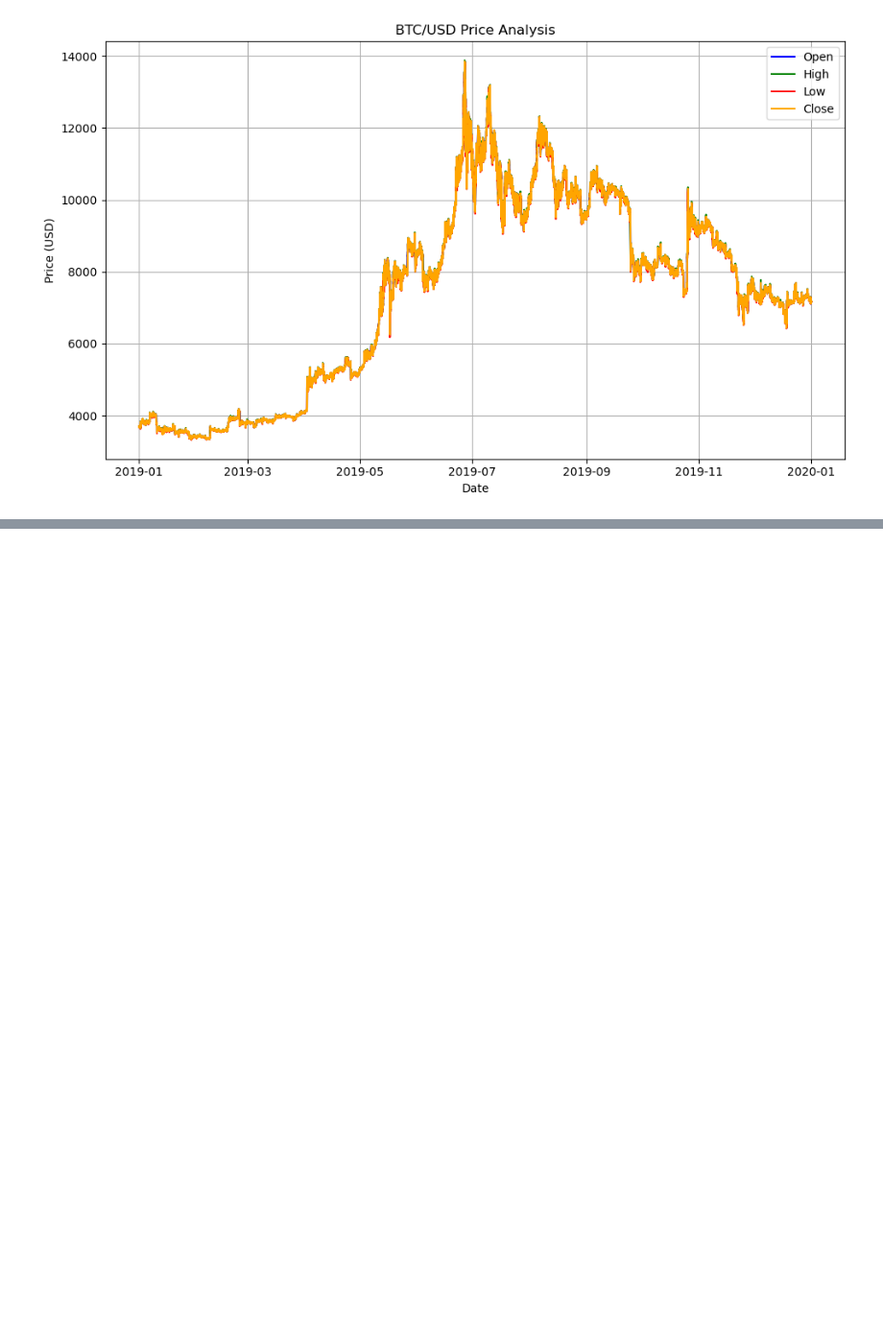
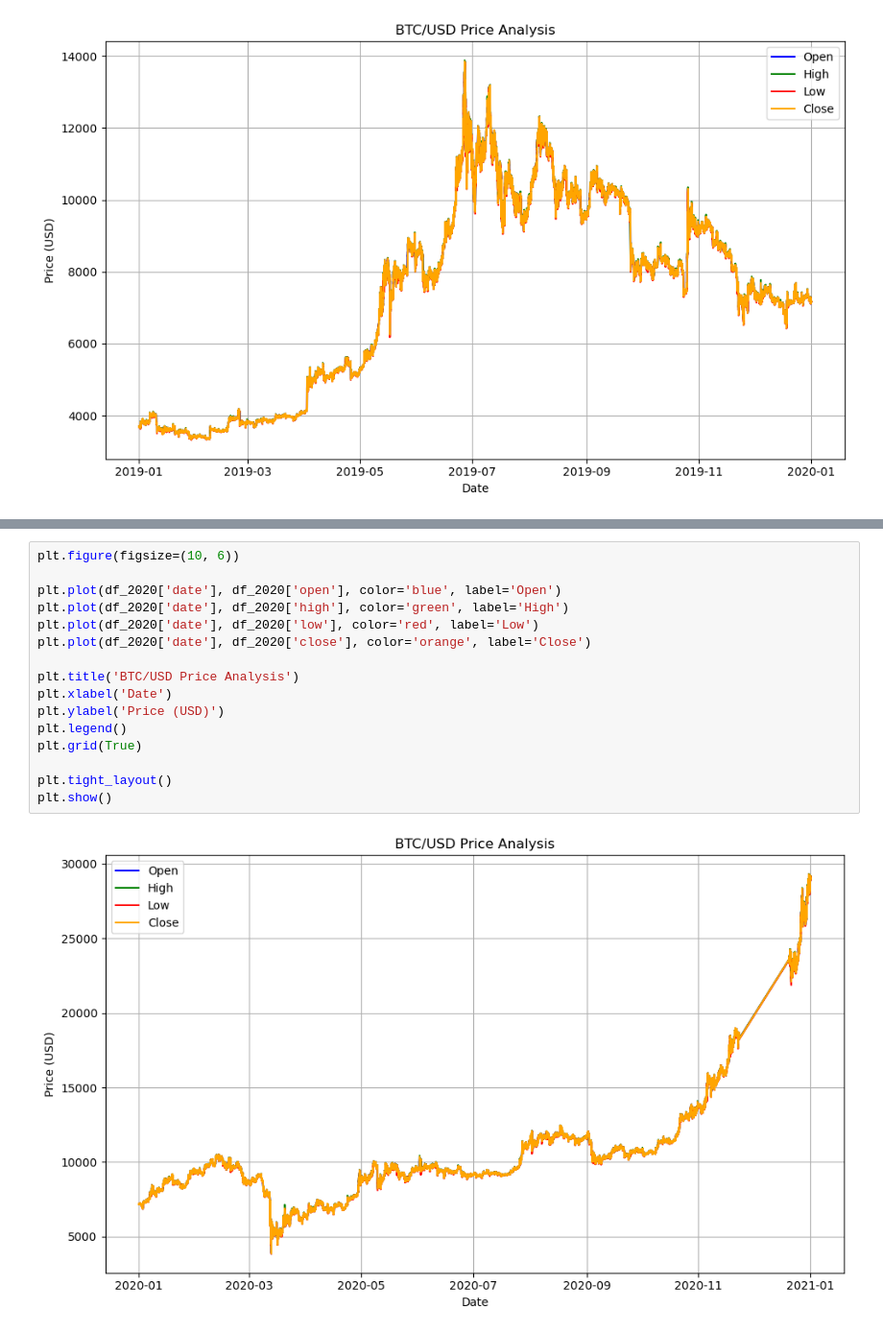
Before and after one commit to Bikram48/BitcoinPredictor, a Jupyter notebook: Bitcoin Price Prediction.ipynb, the cells around one changed output, grey strips where cells are left out. Shown: that part at 96% size. Cells and saved outputs as stored; diff of their text form; blank space fills up the shorter version.

```diff
--- a/Bitcoin Price Prediction.ipynb
+++ b/Bitcoin Price Prediction.ipynb
@@ -400,0 +470,18 @@ plt.show()
+# %%
+plt.figure(figsize=(10, 6))
+
+plt.plot(df_2020['date'], df_2020['open'], color='blue', label='Open')
+plt.plot(df_2020['date'], df_2020['high'], color='green', label='High')
+plt.plot(df_2020['date'], df_2020['low'], color='red', label='Low')
+plt.plot(df_2020['date'], df_2020['close'], color='orange', label='Close')
+
+plt.title('BTC/USD Price Analysis')
+plt.xlabel('Date')
+plt.ylabel('Price (USD)')
+plt.legend()
+plt.grid(True)
+
+plt.tight_layout()
+plt.show()
+# %% [output]
+[figure, added]
```
Also changed, not shown: parts of 5 cells of this notebook.
